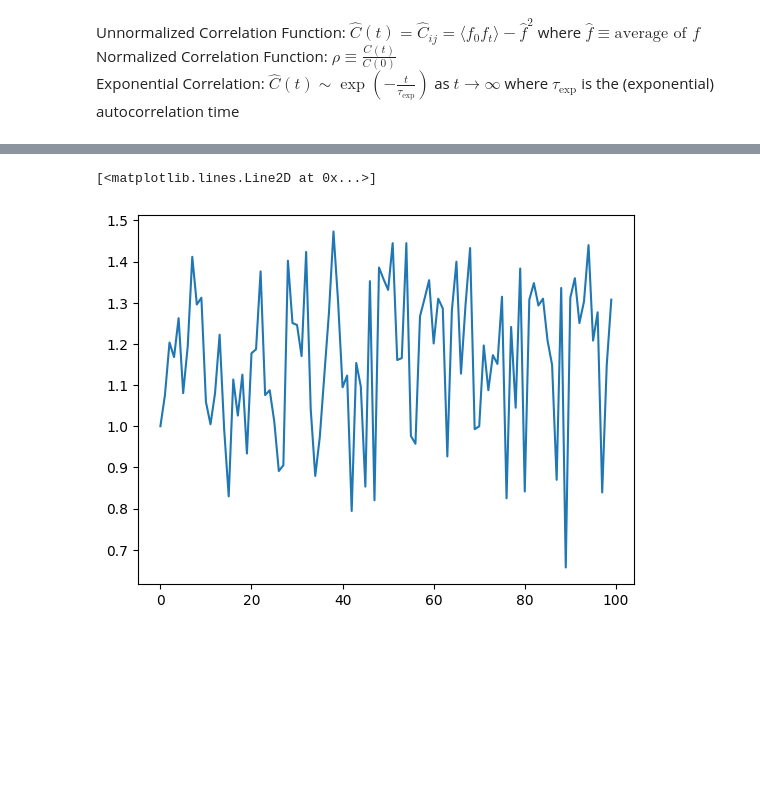
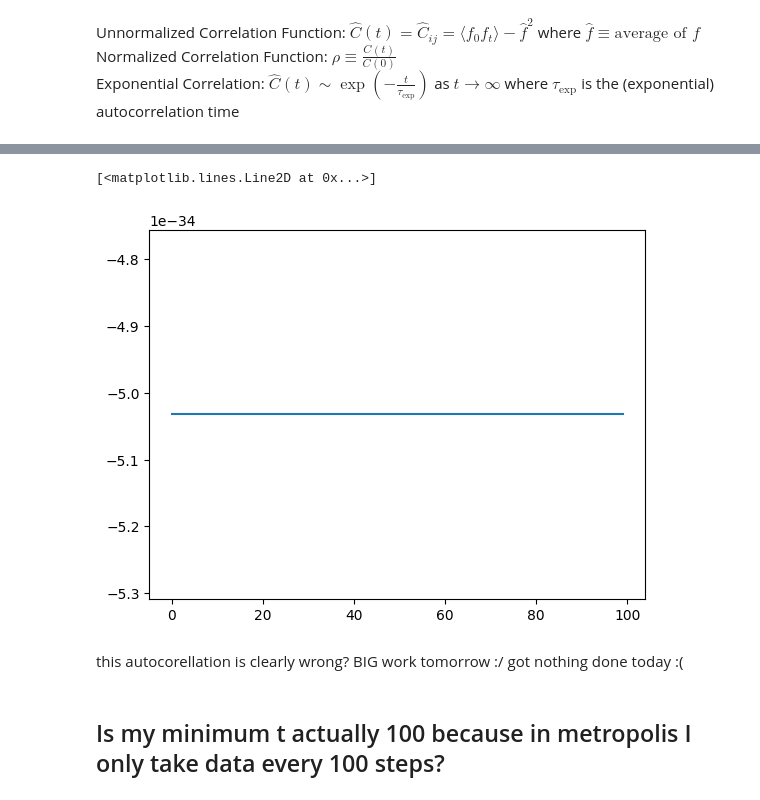
Before and after one commit to noahchanoah/thesis, a Jupyter notebook: Fising.ipynb, the cells around one changed output, grey strips where cells are left out. Cells and saved outputs as stored; diff of their text form; code cells hidden in the pictures; blank space fills up the shorter version.

```diff
--- a/Fising.ipynb
+++ b/Fising.ipynb
@@ -377,14 +377,14 @@ T = 2.4      100.0%      s=20
 #SIZE = 10
 avgm210 = []
 avgm410 = []
-size = 10
+size = 24
 lat = initLattice(size,False)
 
 tempRange = np.linspace(2.1,2.4,1000)
 for temp in tempRange:
     percent = round(((temp-2.1) / (2.4-2.1)) * 100, 1)
     print("T = %s      %s%%      s=%s" % (round(temp,3), percent, size))
-    m10 = m24(lat, temp, 1000000) #lattice size 20 mags
+    m10 = m24(lat, temp, 100000) #lattice size 20 mags
     m210 = m10[0] #m^2 for lattice size 20
     m410 = m10[1] #m^4 for lattice size 20
 
@@ -425,7 +425,8 @@ for i in range(len(avgm220)):
 ### Make susceptibility plots once this is done NO MATTER WHAT
 # %%
 from scipy import interpolate
-averagingWindow = 100
+from scipy import optimize
+averagingWindow = 200
 
 avg10 = []
 for i in range(len(div10)+1):
@@ -446,10 +447,16 @@ xData = np.linspace(2.1,2.4,int((1000/averagingWindow)))
 
 f10 = interpolate.interp1d(xData, avg10)
 f20 = interpolate.interp1d(xData, avg20)
+def fRoot(x):
+    return f20(x)-f10(x)
 plt.plot(xData, f10(xData), color="green")
 #plt.scatter(xData, avg10, color="red", s=5)
 #plt.plot(tempRange, div20)
 plt.plot(xData, f20(xData), color="blue")
+#plt.plot(xData, fRoot(xData))
 #plt.scatter(xData, avg20, s=5, color="blue")
 plt.xlim(2,2.5)
+
+
+optimize.brentq(fRoot, 2.1, 2.4)
 # %% [output]
@@ -769,7 +779,7 @@ for step in metSteps:
     percent = round((step / metSteps.size) * 100, 1)
     print("%s%%" % percent)
 
-    mTimeSeries = Metropolis(lat, 2.27, 10000)
+    mTimeSeries = Metropolis(lat, 10000, 10000)
     avg = np.average(mTimeSeries) / (np.power(size,2))
     avgMags.append(avg)
 
@@ -804,20 +819,32 @@ Text(0, 0.5, 'Magnetization ')
+# %%
+def autoCor(startTime: int, stopTime: int, timeSeriesData: list) -> float: #we are in metropolis-steps-time
+    f = np.average(timeSeriesData)
+    prod = timeSeriesData[startTime] * timeSeriesData[stopTime]
+    #autoRes = ((timeSeriesData[startTime] + timeSeriesData[stopTime]) / (2)) - np.power(f,2)
+    autoRes = prod - np.power(f,2)
+    return autoRes
 # %%
-def autoCor(startTime: int, stopTime: int, timeSeriesData: list) -> float: #we are in metropolis-steps-time
-    f = np.average(avgMags)
-    autoRes = ((timeSeriesData[startTime] + timeSeriesData[stopTime]) / (2)) - np.power(f,2)
-    return autoRes
-
+sinY = [np.sin(x) for x in np.linspace(0,2*np.pi,100)]
+sinX = np.linspace(0,2*np.pi,100)
+#plt.plot(sinX, sinY)
 
 # #plot output
 # #plt.xlim(0,7)
 # plt.ylim(-1, 1)
 # plt.plot(metSteps, avgMags)
 # plt.xlabel("Metropolis steps / 100")
 # plt.ylabel("Magnetization ")
 
 xx = np.arange(100)
-normAutoCor = [autoCor(0,step,avgMags)/autoCor(0,0,avgMags) for step in xx]
+#normAutoCor = [autoCor(0,step,avgMags)/autoCor(0,0,avgMags) for step in xx]
+#plt.plot(xx, normAutoCor) #normalized autoCor plot
+
+normAutoCor = [autoCor(0,step,sinY) for step in xx]
 plt.plot(xx, normAutoCor) #normalized autoCor plot
 # %% [output]
 [<matplotlib.lines.Line2D at 0x...>]
-[figure, old version]
+[figure, new version]
+# %% [markdown]
+this autocorellation is clearly wrong? BIG work tomorrow :/ got nothing done today :(
+# %% [markdown]
+## Is my minimum t actually 100 because in metropolis I only take data every 100 steps?
```
Also changed, not shown: parts of 6 cells of this notebook.
